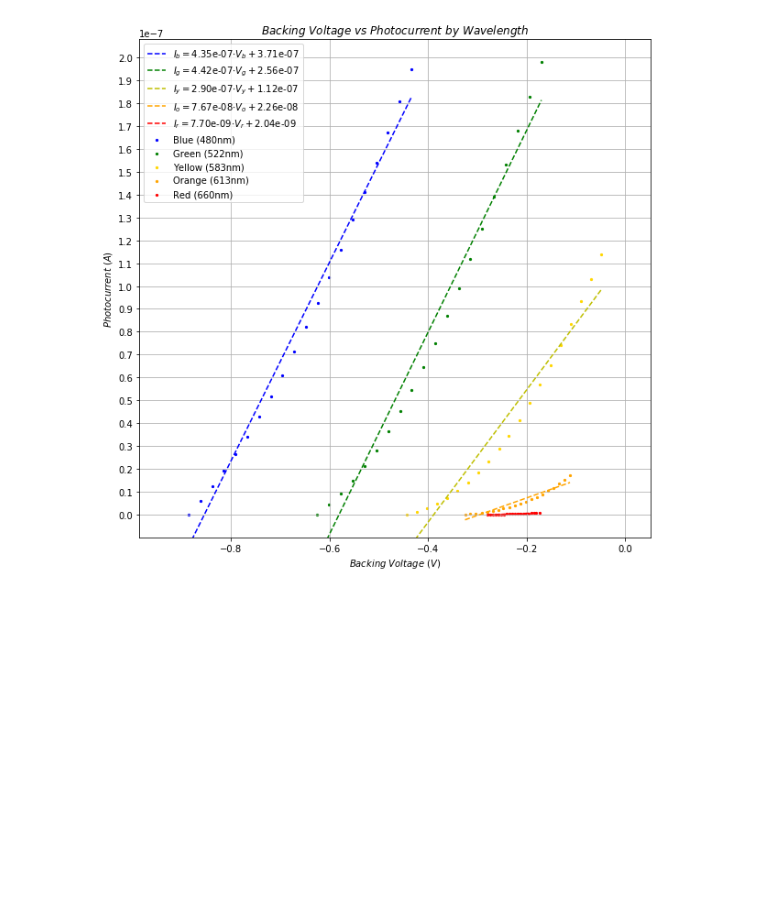
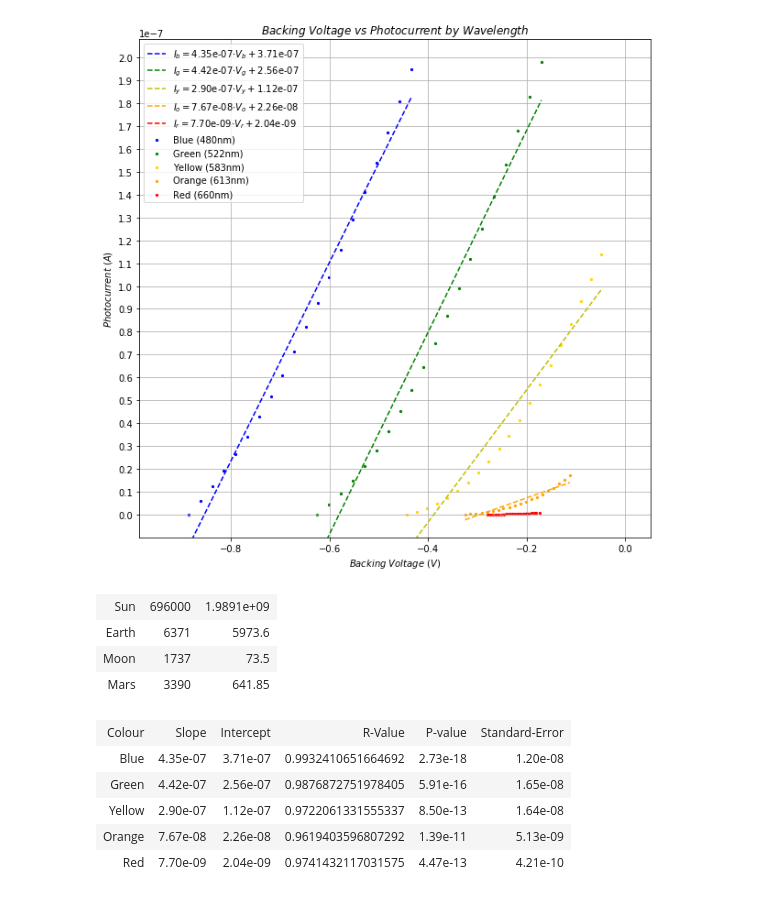
Before and after one commit to tiaanstals/PHYS1902_GROUP_PROJECT, a Jupyter notebook: EnergyDistribution.ipynb, the cells around one changed output. Cells and saved outputs as stored; diff of their text form; code cells hidden in the pictures; blank space fills up the shorter version.

Commit message:
new data for spectroscopy

```diff
--- a/EnergyDistribution.ipynb
+++ b/EnergyDistribution.ipynb
@@ -120,3 +120,30 @@ plt.show()
 # %% [output]
 <Figure size 432x288 with 0 Axes>
 [figure]
+# %%
+from IPython.display import HTML, display
+import tabulate
+table = [["Sun",696000,1989100000],
+         ["Earth",6371,5973.6],
+         ["Moon",1737,73.5],
+         ["Mars",3390,641.85]]
+# %% [output]
+| Sun | 696000 | 1.9891e+09 |
+| Earth | 6371 | 5973.6 |
+| Moon | 1737 | 73.5 |
+| Mars | 3390 | 641.85 |
+# %%
+regression_data = [regress_b,regress_g,regress_y,regress_o,regress_r]
+colours = ['Blue','Green','Yellow','Orange','Red']
+table = [['Colour','Slope','Intercept','R-Value','P-value','Standard-Error']]
+for i,item in enumerate(regression_data):
+    item_data = [colours[i],"{:.2e}".format(item.slope),"{:.2e}".format(item.intercept),item.rvalue,"{:.2e}".format(item.pvalue),"{:.2e}".format(item.stderr)]
+    table.append(item_data)
+display(HTML(tabulate.tabulate(table, tablefmt='html')))
+# %% [output]
+| Colour | Slope | Intercept | R-Value | P-value | Standard-Error |
+| Blue | 4.35e-07 | 3.71e-07 | 0.9932410651664692 | 2.73e-18 | 1.20e-08 |
+| Green | 4.42e-07 | 2.56e-07 | 0.9876872751978405 | 5.91e-16 | 1.65e-08 |
+| Yellow | 2.90e-07 | 1.12e-07 | 0.9722061331555337 | 8.50e-13 | 1.64e-08 |
+| Orange | 7.67e-08 | 2.26e-08 | 0.9619403596807292 | 1.39e-11 | 5.13e-09 |
+| Red | 7.70e-09 | 2.04e-09 | 0.9741432117031575 | 4.47e-13 | 4.21e-10 |
```
Also changed, not shown: 2 other files.
